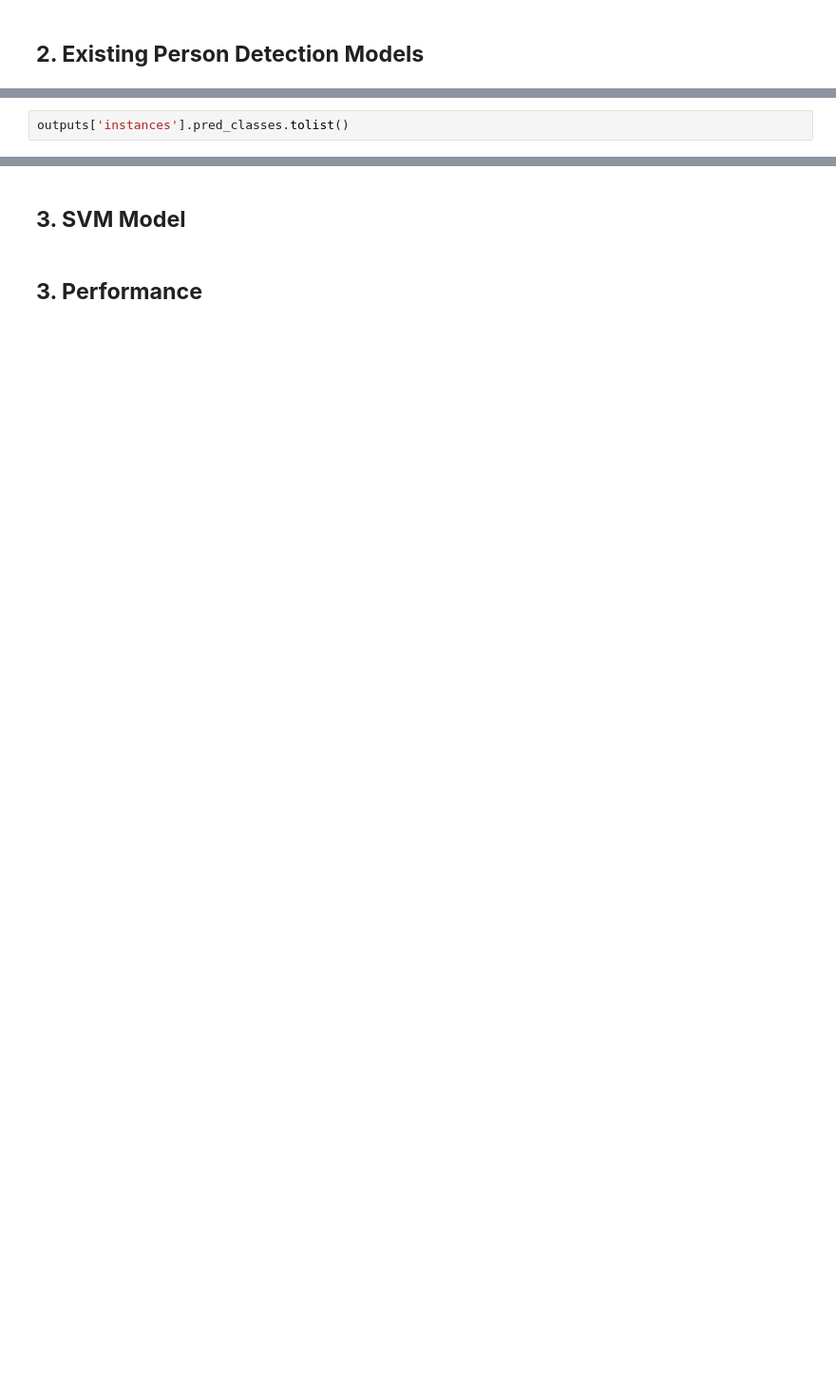
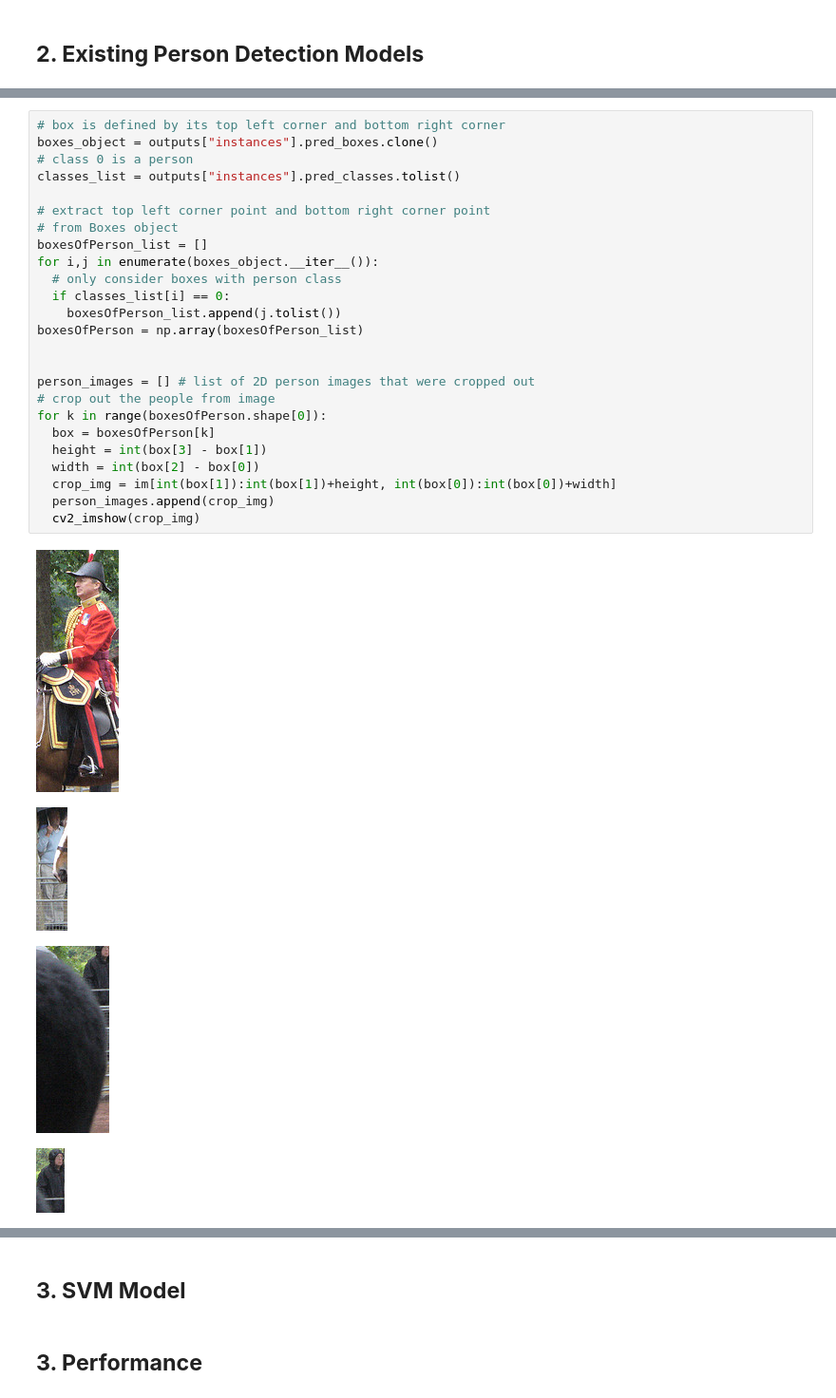
Before and after one commit to du-hr/CrowdCounter, a Jupyter notebook: Crowd_Counter.ipynb, the cells around one changed output, grey strips where cells are left out. Shown at 95% size. Cells and saved outputs as stored; diff of their text form; blank space fills up the shorter version.

Commit message:
Cropped out the people from the image

```diff
--- a/Crowd_Counter.ipynb
+++ b/Crowd_Counter.ipynb
@@ -125,2 +168,30 @@ cv2_imshow(out.get_image()[:, :, ::-1])
-# %%
-outputs['instances'].pred_classes.tolist()
+# %%
+# box is defined by its top left corner and bottom right corner
+boxes_object = outputs["instances"].pred_boxes.clone()
+# class 0 is a person
+classes_list = outputs["instances"].pred_classes.tolist()
+
+# extract top left corner point and bottom right corner point
+# from Boxes object
+boxesOfPerson_list = []
+for i,j in enumerate(boxes_object.__iter__()):
+  # only consider boxes with person class
+  if classes_list[i] == 0:
+    boxesOfPerson_list.append(j.tolist())
+boxesOfPerson = np.array(boxesOfPerson_list)
+
+
+person_images = [] # list of 2D person images that were cropped out
+# crop out the people from image
+for k in range(boxesOfPerson.shape[0]):
+  box = boxesOfPerson[k]
+  height = int(box[3] - box[1])
+  width = int(box[2] - box[0])
+  crop_img = im[int(box[1]):int(box[1])+height, int(box[0]):int(box[0])+width]
+  person_images.append(crop_img)
+  cv2_imshow(crop_img)
+# %% [output]
+[figure, added]
+[figure, added]
+[figure, added]
+[figure, added]
```
Also changed, not shown: parts of 8 cells of this notebook.
